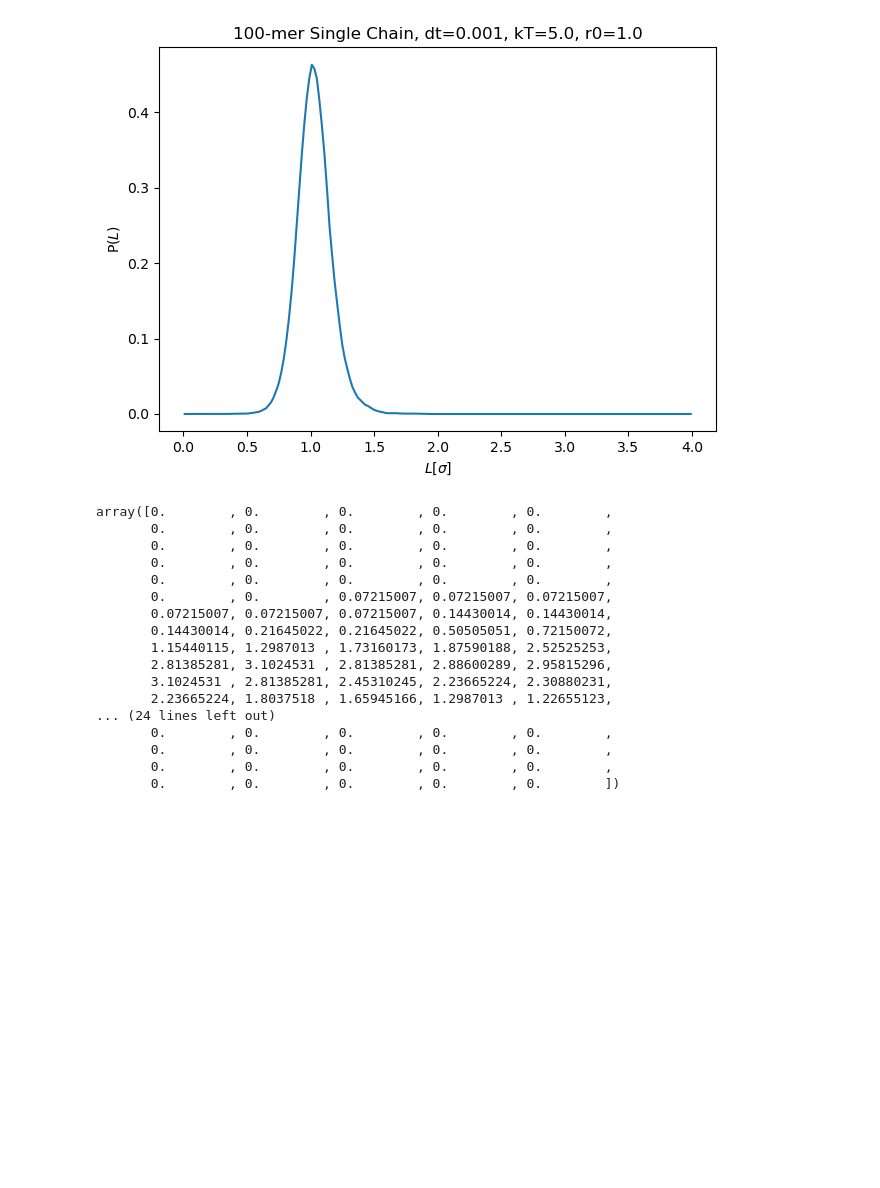
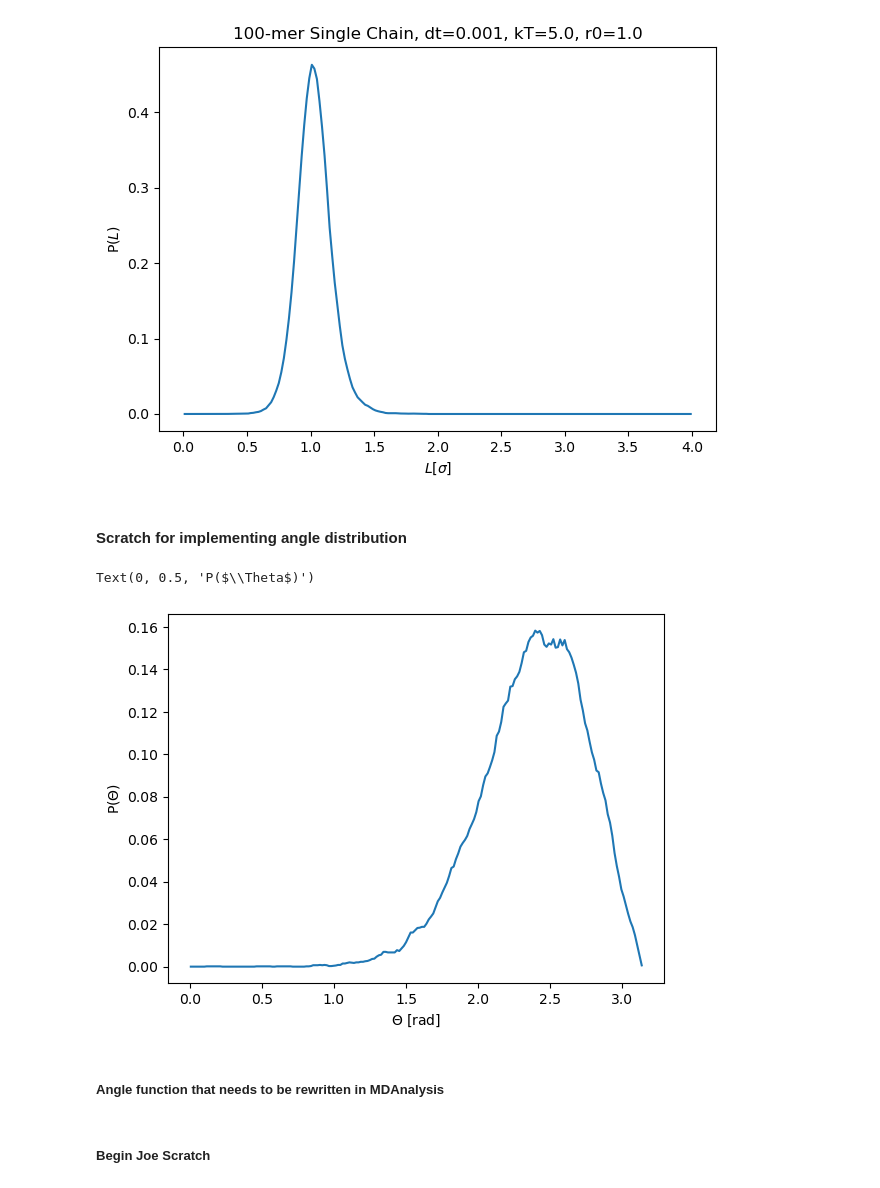
Before and after one commit to StephMcCallum/mupt-analysis-clean, a Jupyter notebook: geo_distributions_reference/MDAnalysis_distributions_scratch.ipynb, the cells around one changed output. Drawn from its saved outputs; the diff is of its cells as text; code cells hidden in the pictures; blank space fills up the shorter version.

```diff
--- a/geo_distributions_reference/MDAnalysis_distributions_scratch.ipynb
+++ b/geo_distributions_reference/MDAnalysis_distributions_scratch.ipynb
@@ -415,23 +327,35 @@ plt.title("100-mer Single Chain, dt=0.001, kT=5.0, r0=1.0")
 fig.tight_layout()
 # %% [output]
 [figure]
-# %%
-smooth
-# %% [output]
-array([0.        , 0.        , 0.        , 0.        , 0.        ,
-       0.        , 0.        , 0.        , 0.        , 0.        ,
-       0.        , 0.        , 0.        , 0.        , 0.        ,
-       0.        , 0.        , 0.        , 0.        , 0.        ,
-       0.        , 0.        , 0.        , 0.        , 0.        ,
-       0.        , 0.        , 0.07215007, 0.07215007, 0.07215007,
-       0.07215007, 0.07215007, 0.07215007, 0.14430014, 0.14430014,
-       0.14430014, 0.21645022, 0.21645022, 0.50505051, 0.72150072,
-       1.15440115, 1.2987013 , 1.73160173, 1.87590188, 2.52525253,
-       2.81385281, 3.1024531 , 2.81385281, 2.88600289, 2.95815296,
-       3.1024531 , 2.81385281, 2.45310245, 2.23665224, 2.30880231,
-       2.23665224, 1.8037518 , 1.65945166, 1.2987013 , 1.22655123,
-... (24 lines left out)
-       0.        , 0.        , 0.        , 0.        , 0.        ,
-       0.        , 0.        , 0.        , 0.        , 0.        ,
-       0.        , 0.        , 0.        , 0.        , 0.        ,
-       0.        , 0.        , 0.        , 0.        , 0.        ])
+# %% [markdown]
+#### Scratch for implementing angle distribution
+# %%
+from cmeutils.structure import angle_distribution
+
+fig = plt.figure()
+chains = 1
+angle = "AAA"
+nbins = 200
+weight_dist = np.zeros(nbins)
+adist = angle_distribution(
+    gsd_file = ("trajectory1.gsd"),
+    A_name=angle[0],
+    B_name=angle[1],
+    C_name=angle[2],
+    histogram=True,
+    normalize=True,
+    start =0,
+    bins=nbins
+    )
+smooth = signal.savgol_filter(adist[:,1], window_length=7, polyorder=1)
+weight_dist += smooth
+
+plt.plot(adist[:,0], weight_dist/7, markersize=0)
+
+plt.xlabel("$\Theta$ [rad]")
+plt.ylabel("P($\Theta$)")
+# %% [output]
+Text(0, 0.5, 'P($\\Theta$)')
+[figure, added]
+# %% [markdown]
+##### Angle function that needs to be rewritten in MDAnalysis
@@ -437,0 +475,2 @@ array([0.        , 0.        , 0.        , 0.        , 0.        ,
+# %% [markdown]
+##### Begin Joe Scratch
```
Also changed, not shown: parts of 11 cells of this notebook, 2 other files.
